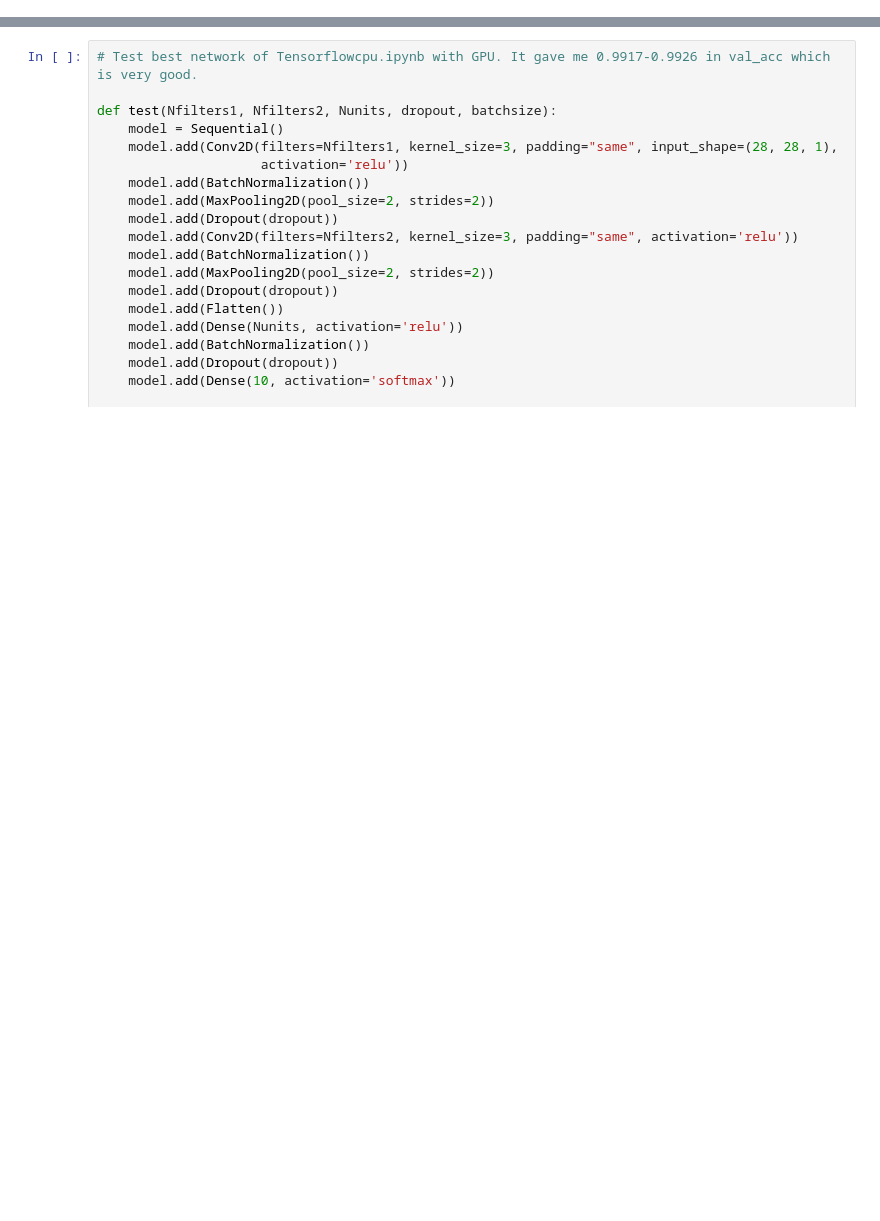
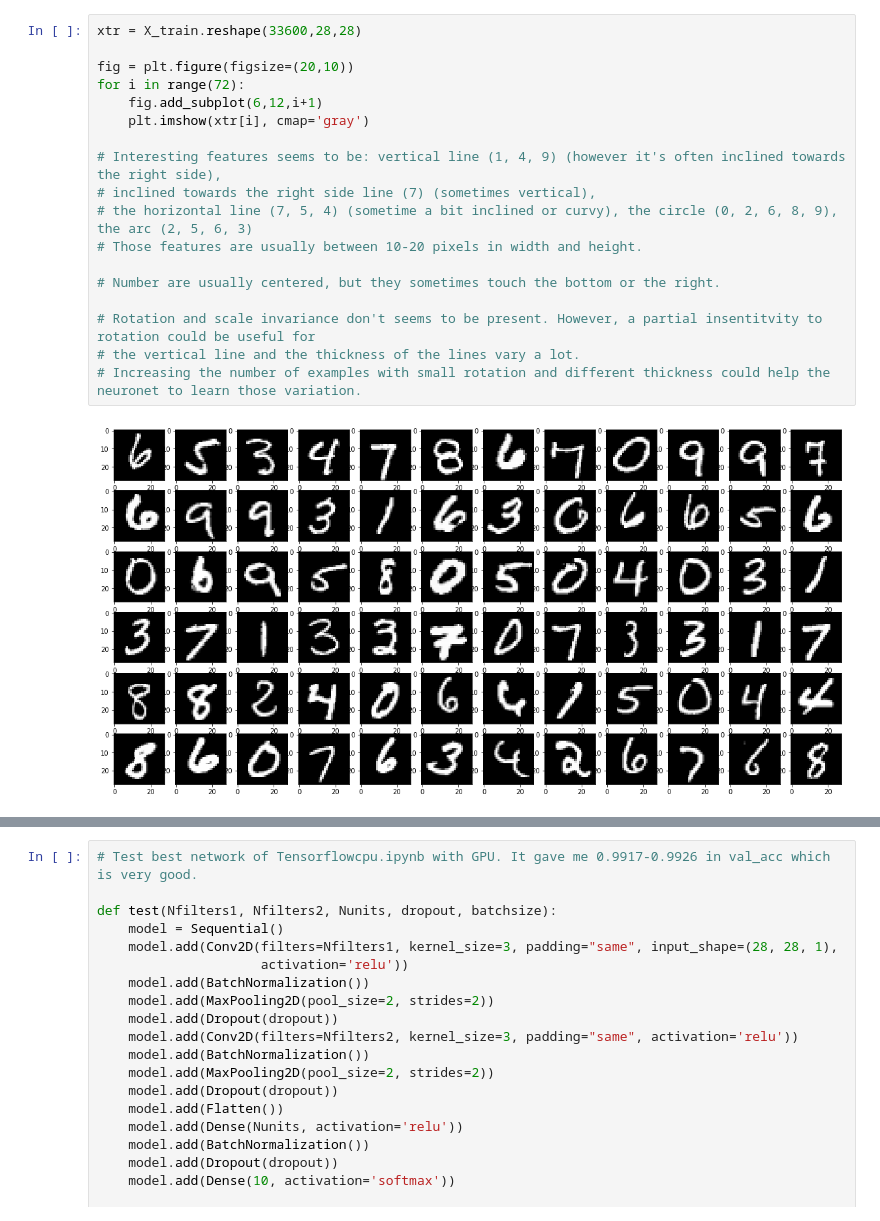
Before and after one commit to NicolasFerland/MNIST, a Jupyter notebook: tensorflowgpu.ipynb, the cells around one changed output, grey strips where cells are left out. Cells and saved outputs as stored; diff of their text form; blank space fills up the shorter version.

```diff
--- a/tensorflowgpu.ipynb
+++ b/tensorflowgpu.ipynb
@@ -43,5 +52,25 @@ from keras.callbacks import EarlyStopping
 # %% [output]
 Using TensorFlow backend.
+# %%
+xtr = X_train.reshape(33600,28,28)
+
+fig = plt.figure(figsize=(20,10))
+for i in range(72):
+    fig.add_subplot(6,12,i+1)
+    plt.imshow(xtr[i], cmap='gray')
+
+# Interesting features seems to be: vertical line (1, 4, 9) (however it's often inclined towards the right side),
+# inclined towards the right side line (7) (sometimes vertical),
+# the horizontal line (7, 5, 4) (sometime a bit inclined or curvy), the circle (0, 2, 6, 8, 9), the arc (2, 5, 6, 3)
+# Those features are usually between 10-20 pixels in width and height.
+
+# Number are usually centered, but they sometimes touch the bottom or the right.
+
+# Rotation and scale invariance don't seems to be present. However, a partial insentitvity to rotation could be useful for
+# the vertical line and the thickness of the lines vary a lot.
+# Increasing the number of examples with small rotation and different thickness could help the neuronet to learn those variation.
+# %% [output]
+[figure, added]
 # %%
 # Test to compare gpu, cpu
 
```
Also changed, not shown: parts of 33 cells of this notebook.
